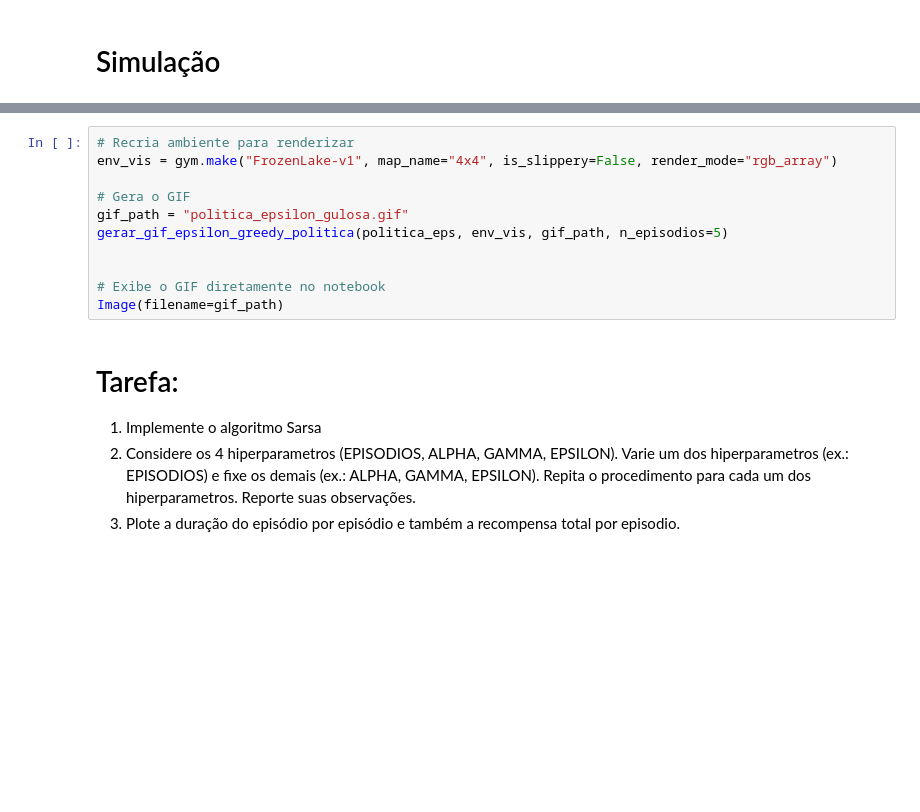
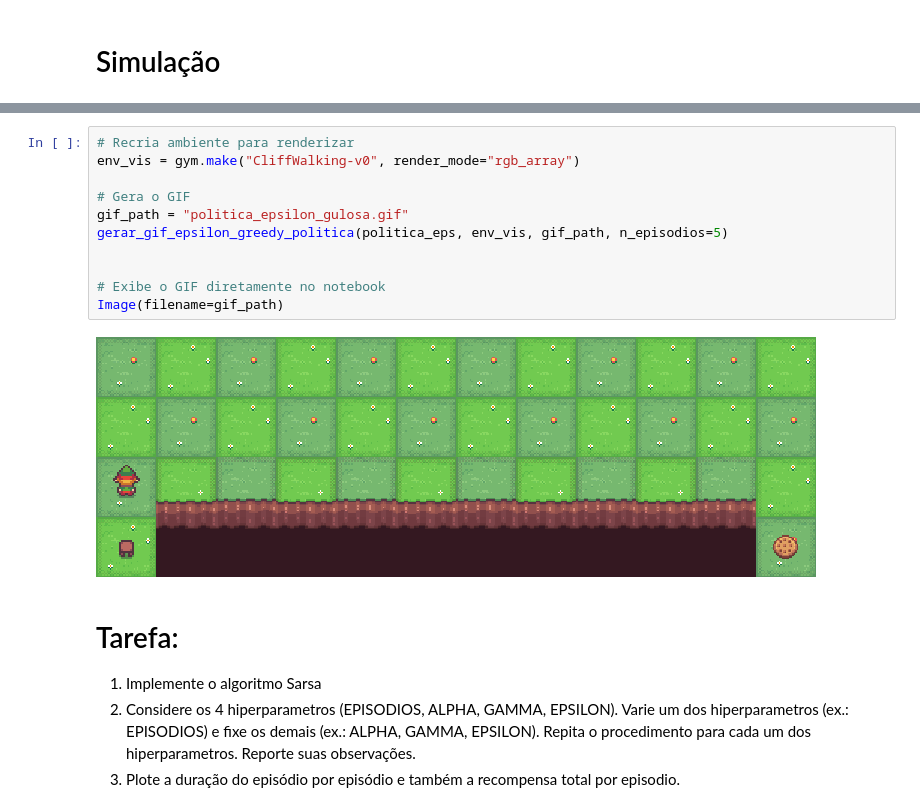
Before and after one commit to danluan/rl-labs, a Jupyter notebook: lab-7/lab_7_sarsa.ipynb, the cells around one changed output, grey strips where cells are left out. Saved outputs shown, nothing was run; the diff lists cells and outputs as text; blank space fills up the shorter version.

```diff
--- a/lab-7/lab_7_sarsa.ipynb
+++ b/lab-7/lab_7_sarsa.ipynb
@@ -92,14 +168,16 @@ plotar_metricas(episodio_len, episodio_return)
 # %%
 # Recria ambiente para renderizar
-env_vis = gym.make("FrozenLake-v1", map_name="4x4", is_slippery=False, render_mode="rgb_array")
+env_vis = gym.make("CliffWalking-v0", render_mode="rgb_array")
 
 # Gera o GIF
 gif_path = "politica_epsilon_gulosa.gif"
 gerar_gif_epsilon_greedy_politica(politica_eps, env_vis, gif_path, n_episodios=5)
 
 
 # Exibe o GIF diretamente no notebook
 Image(filename=gif_path)
+# %% [output]
+[figure, added]
 # %% [markdown]
 # Tarefa:
 
```
Also changed, not shown: parts of 21 cells of this notebook, 1 other file.
